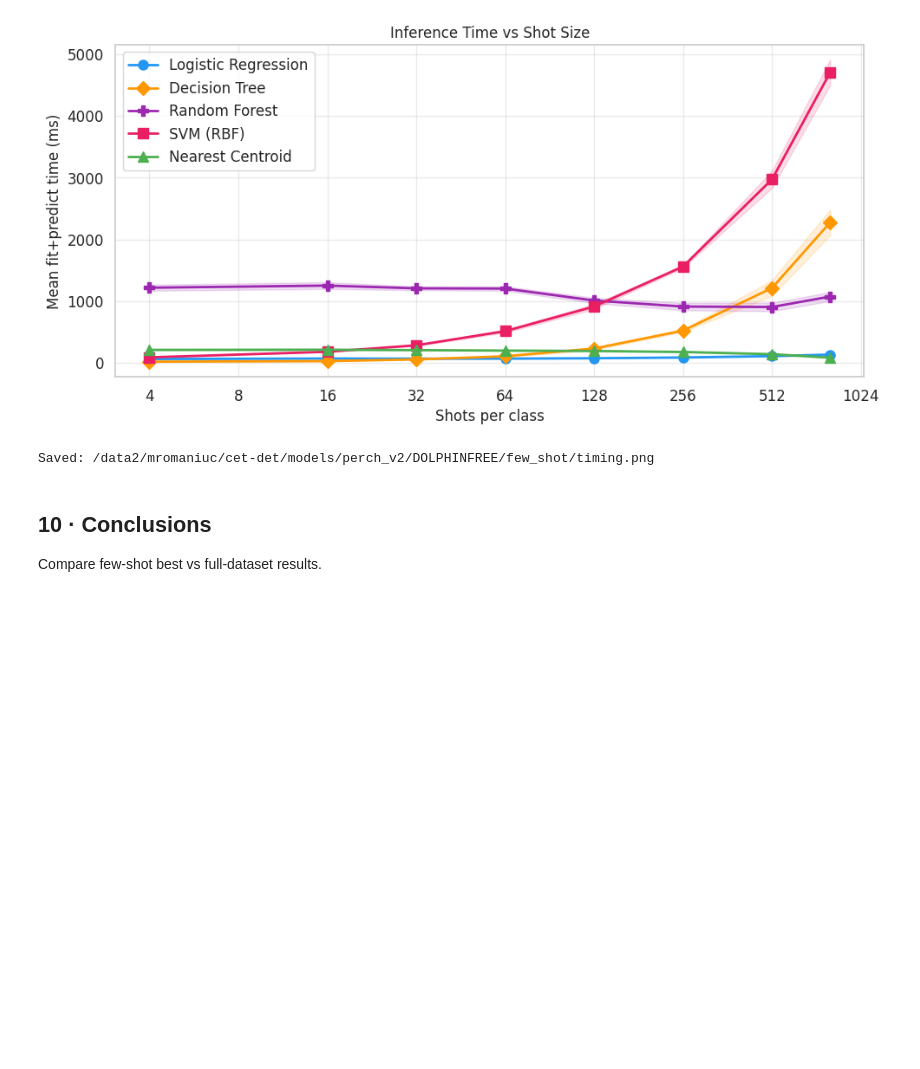
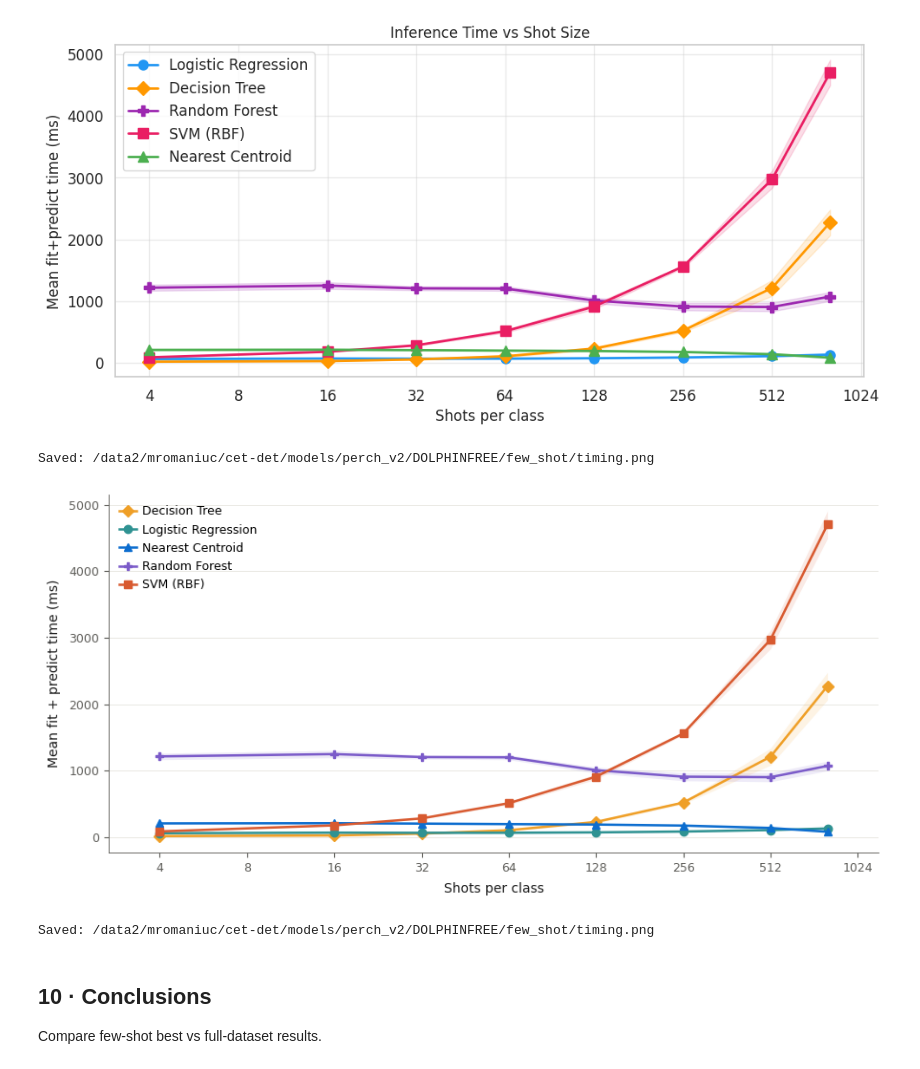
Before and after one commit to miriampaula/cet-det, a Jupyter notebook: models/perch_v2/DOLPHINFREE/few_shot/few_shot.ipynb, the cells around one changed output. Cells and saved outputs as stored; diff of their text form; code cells hidden in the pictures; blank space fills up the shorter version.

```diff
--- a/models/perch_v2/DOLPHINFREE/few_shot/few_shot.ipynb
+++ b/models/perch_v2/DOLPHINFREE/few_shot/few_shot.ipynb
@@ -676,6 +946,47 @@ print(f'Saved: {BASE}/few_shot/timing.png')
 # %% [output]
 [figure]
 Saved: /data2/mromaniuc/cet-det/models/perch_v2/DOLPHINFREE/few_shot/timing.png
+# %%
+# ── 6.6  Inference time vs shot size ─────────────────────────────────────────
+fig, ax = plt.subplots(figsize=(9, 4.5))
+
+for clf_name in clf_names:
+    sub    = summary_df[summary_df.classifier == clf_name].sort_values('n_shots')
+    color  = CLF_COLORS.get(clf_name, AXIS)
+    marker = CLF_MARKERS.get(clf_name, 'o')
+
+    ax.plot(sub.n_shots, sub['time_mean'] * 1000,
+            marker=marker, color=color, label=clf_name,
+            linewidth=1.8, markersize=6, zorder=4)
+    ax.fill_between(sub.n_shots.values,
+                    ((sub['time_mean'] - sub['time_std']) * 1000).values,
+                    ((sub['time_mean'] + sub['time_std']) * 1000).values,
+                    alpha=0.12, color=color, linewidth=0, zorder=3)
+
+# ── Axes ──────────────────────────────────────────────────────────────────────
+ax.set_xlabel('Shots per class', fontsize=10, labelpad=6)
+ax.set_ylabel('Mean fit + predict time (ms)', fontsize=10, labelpad=6)
+ax.set_xticks(SHOT_SIZES)
+ax.set_xscale('log', base=2)
+ax.xaxis.set_major_formatter(mticker.ScalarFormatter())
+ax.set_xlim(SHOT_SIZES[0] / 1.5, SHOT_SIZES[-1] * 1.5)
+ax.xaxis.grid(False)
+
+for sp in ('top', 'right'):
+    ax.spines[sp].set_visible(False)
+for sp in ('left', 'bottom'):
+    ax.spines[sp].set_linewidth(0.6)
+
+ax.legend(loc='upper left', fontsize=9,
+          handlelength=1.4, handletextpad=0.5)
+
+plt.tight_layout()
+plt.savefig(f'{BASE}/few_shot/timing_colormapped.png', dpi=300, bbox_inches='tight')
+plt.show()
+print(f'Saved: {BASE}/few_shot/timing.png')
+# %% [output]
+[figure, added]
+Saved: /data2/mromaniuc/cet-det/models/perch_v2/DOLPHINFREE/few_shot/timing.png
 # %% [markdown]
 ## 10 · Conclusions
 
```
Also changed, not shown: parts of 4 cells of this notebook, 32 other files.
